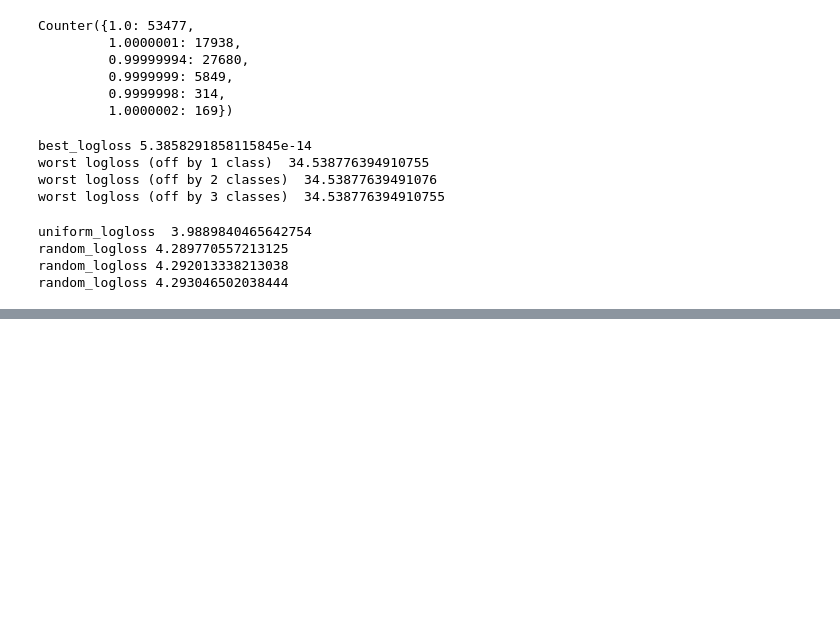
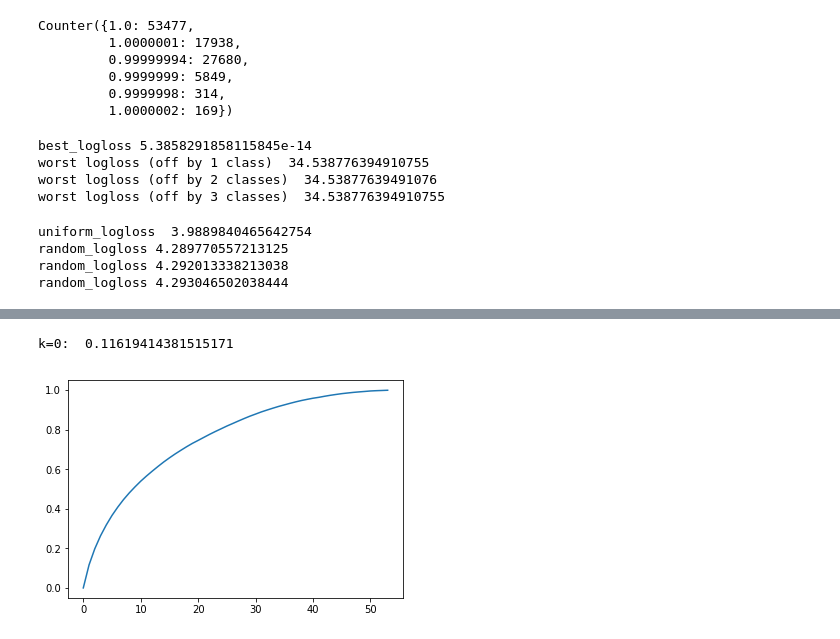
Before and after one commit to namoopsoo/learn-citibike, a Jupyter notebook: 2020-07-04-aws.ipynb, the cells around one changed output, grey strips where cells are left out. Drawn from its saved outputs; the diff is of its cells as text; code cells hidden in the pictures; blank space fills up the shorter version.

```diff
--- a/2020-07-04-aws.ipynb
+++ b/2020-07-04-aws.ipynb
@@ -355,0 +400,17 @@ xnormalized.sum(), xnormalized
+# %%
+# Ok cool perfect, this 0.11619... is the test accuracy so that's good.
+size = y_test.shape[0]
+correct_kth_proportions = dict(Counter(correct_kth))
+print('k=0: ', correct_kth_proportions[0]/size)
+# %% [output]
+k=0:  0.11619414381515171
+# %%
+cumulative_correct_kth = (
+    lambda k, props, size: sum([props[i]/size for i in range(k)]))
+# ([[f'k={k}', correct_kth_proportions[k]/size] for k in range(54)])
+topk = [cumulative_correct_kth(k, correct_kth_proportions, size)
+for k in range(54)]
+plt.plot(topk)
+plt.show()
+# %% [output]
+[figure, added]
```
Also changed, not shown: parts of 10 cells of this notebook, 3 other files.
